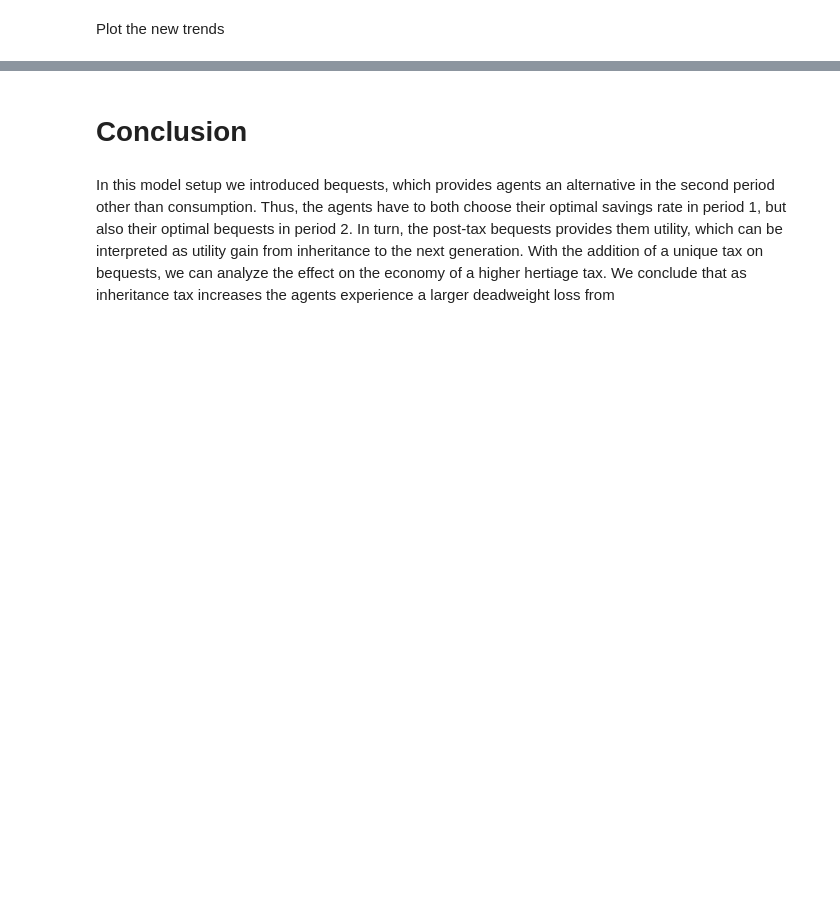
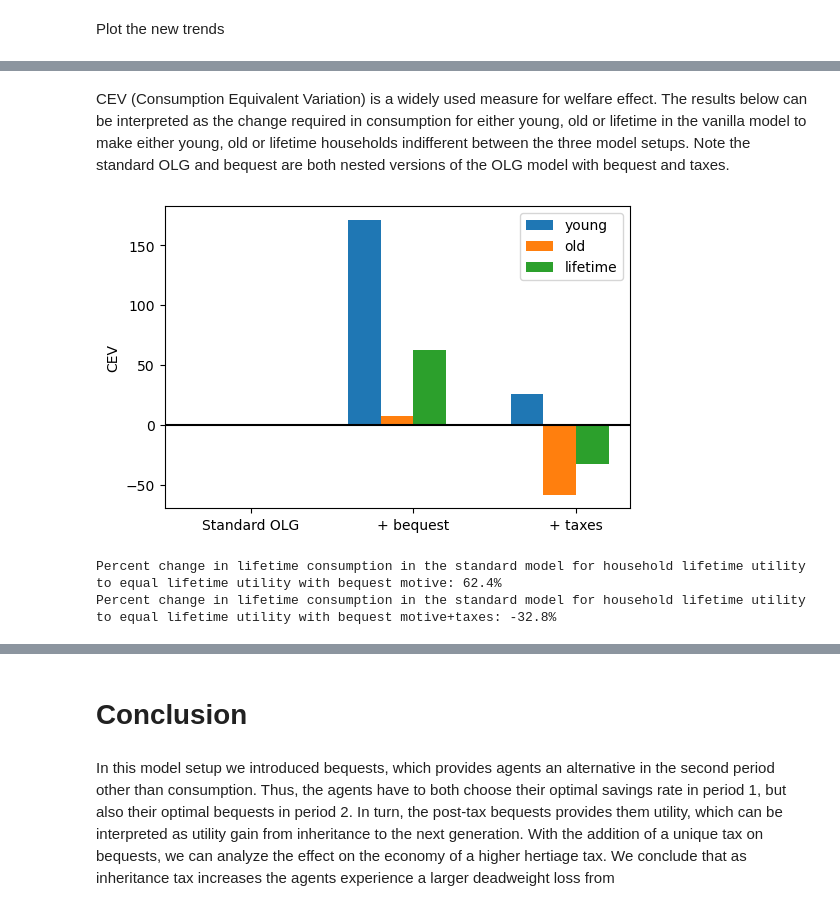
Before and after one commit to NumEconCopenhagen/projects-2023-f-m-r-23, a Jupyter notebook: modelproject/modelproject.ipynb, the cells around one changed output, grey strips where cells are left out. Drawn from its saved outputs; the diff is of its cells as text; code cells hidden in the pictures; blank space fills up the shorter version.

```diff
--- a/modelproject/modelproject.ipynb
+++ b/modelproject/modelproject.ipynb
@@ -334,0 +396,50 @@ We see that when we increase the taxrate on heritage, we have a lower build up o
+# %% [markdown]
+CEV (Consumption Equivalent Variation) is a widely used measure for welfare effect. The results below can be interpreted as the change required in consumption for either young, old or lifetime in the vanilla model to make either young, old or lifetime households indifferent between the three model setups. Note the standard OLG and bequest are both nested versions of the OLG model with bequest and taxes.
+# %%
+def cev(par,sim,sim1):
+    '''Currently CEV is only calculated for models in which structural paramters are the same
+    INPUT:
+    par: par for standard model
+    sim: sim for standard model
+    sim1: sim for extended model
+    '''
+
+    ss = par.simT - 2
+
+    cev_young = (sim1.C1[ss]/sim.C1[ss]-1)*100
+    cev_old = ((sim1.u_old[ss]/(1-par.sigma))**(1/(1-par.sigma))/sim.C1[ss]-1)*100
+
+    cev_life = ((sim1.u_life[ss]/sim.u_life[ss])**(1/(1-par.sigma))-1)*100
+
+    return cev_young, cev_old, cev_life
+# %%
+cev_ = np.zeros((3,3))
+cev_[1] = cev(par_std,sim_std,sim)
+cev_[2] = cev(par_std,sim_std,sim_tax)
+# %%
+fig, ax = plt.subplots(dpi=100)
+
+names = ['Standard OLG','+ bequest','+ taxes']
+xs = np.arange(3)
+dx = (np.arange(cev_.shape[1])-cev_.shape[1]/2.)/(cev_.shape[1]+2.)
+d = 1./(cev_.shape[1]+2.)
+
+ax.bar(x=xs+dx[0],width=d,height=cev_[:,0],label= 'young')
+ax.bar(x=xs+dx[1],width=d,height=cev_[:,1],label= 'old')
+ax.bar(x=xs+dx[2],width=d,height=cev_[:,2],label= 'lifetime')
+ax.axhline(0,c='k')
+ax.set_ylabel('CEV')
+
+ax.legend(frameon=True)
+
+ax.set_xticks(xs, names)
+
+plt.show()
+# %% [output]
+[figure, added]
+# %%
+print(f'Percent change in lifetime consumption in the standard model for household lifetime utility to equal lifetime utility with bequest motive: {cev_[1,2]:.1f}%')
+print(f'Percent change in lifetime consumption in the standard model for household lifetime utility to equal lifetime utility with bequest motive+taxes: {cev_[2,2]:.1f}%')
+# %% [output]
+Percent change in lifetime consumption in the standard model for household lifetime utility to equal lifetime utility with bequest motive: 62.4%
+Percent change in lifetime consumption in the standard model for household lifetime utility to equal lifetime utility with bequest motive+taxes: -32.8%
```
Also changed, not shown: parts of 19 cells of this notebook, 4 other files.
